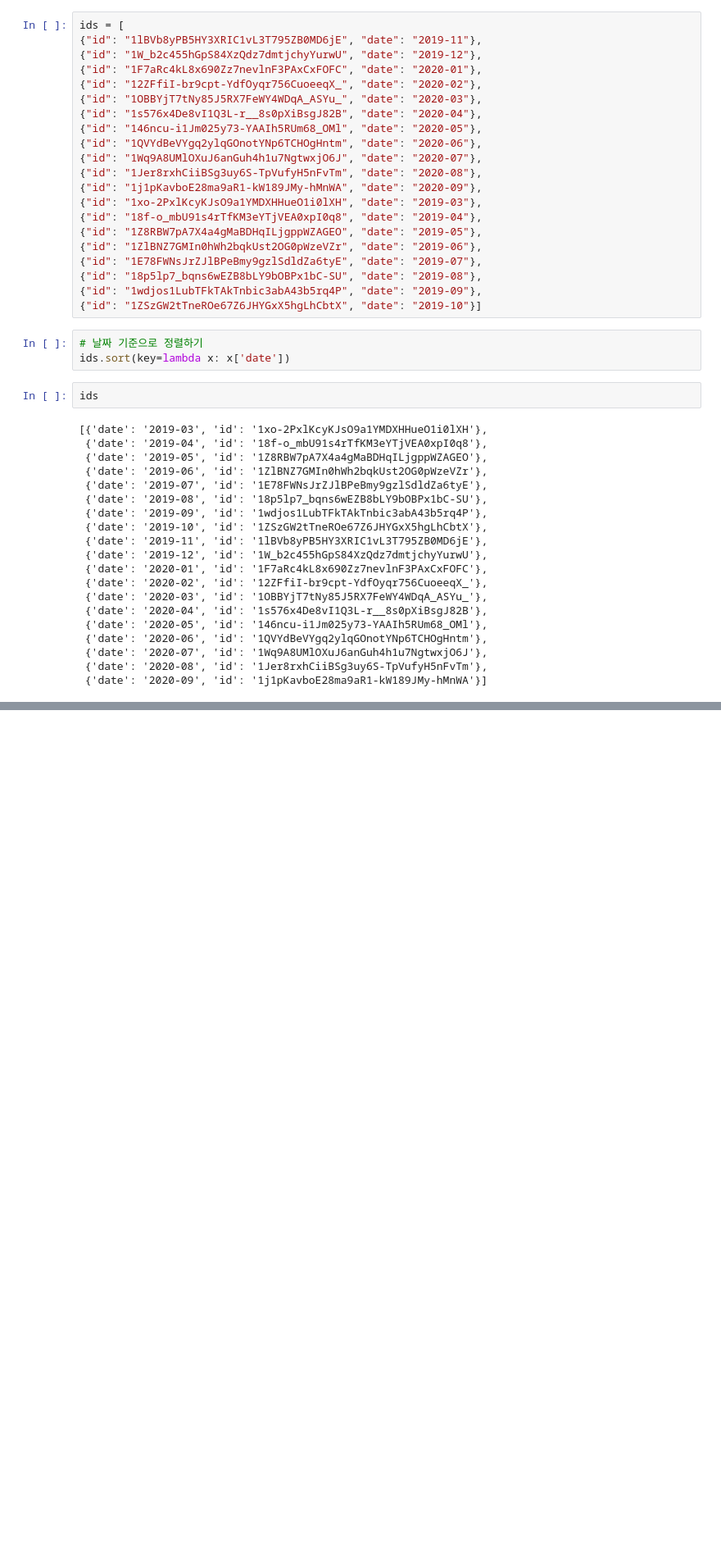
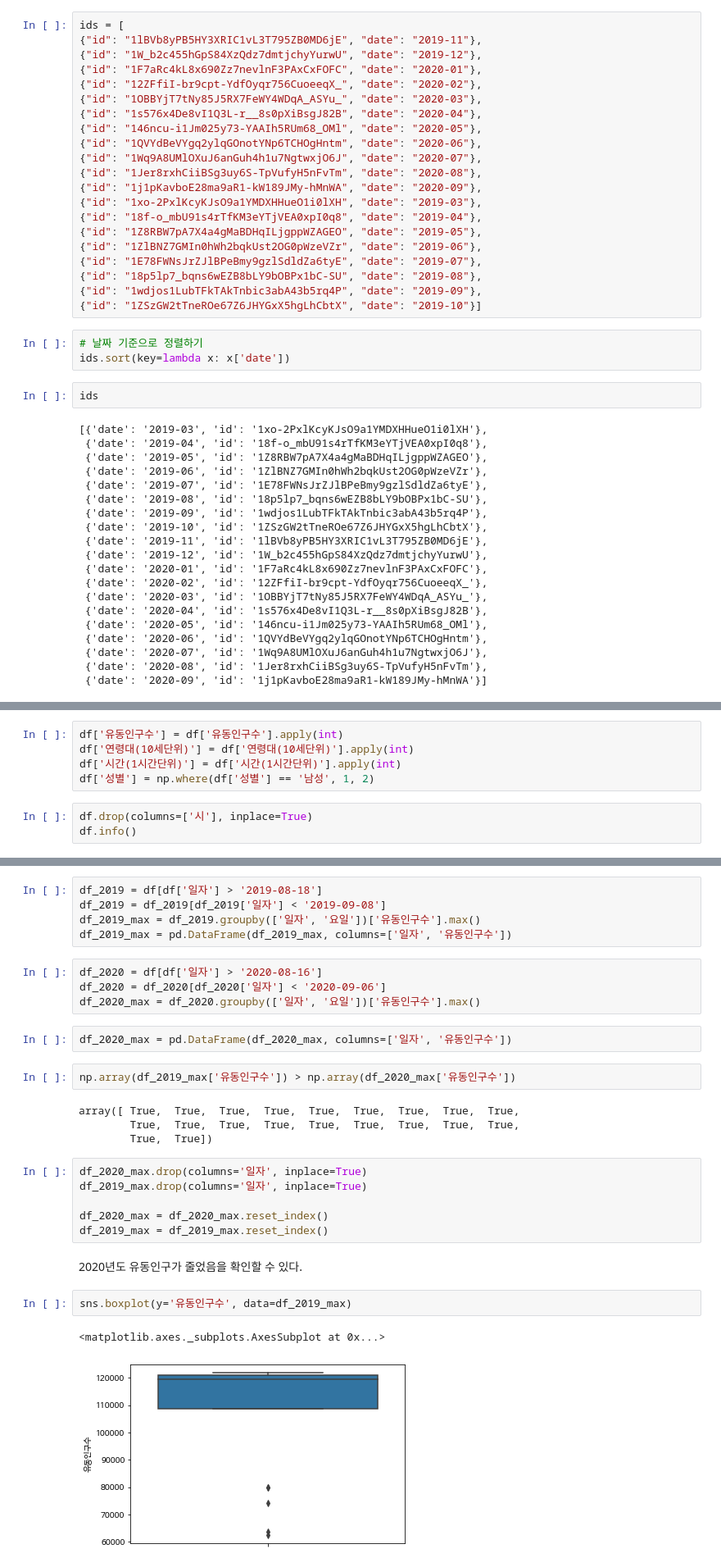
Before and after one commit to wiv33/A-Learning-python, a Jupyter notebook: machine-learning/_000_hello_machine/_000_basic/_008_pandas/_002_moving_population.ipynb, the cells around one changed output, grey strips where cells are left out. Shown at 82% size. Saved outputs shown, nothing was run; the diff lists cells and outputs as text; blank space fills up the shorter version.

```diff
--- a/machine-learning/_000_hello_machine/_000_basic/_008_pandas/_002_moving_population.ipynb
+++ b/machine-learning/_000_hello_machine/_000_basic/_008_pandas/_002_moving_population.ipynb
@@ -281,0 +284,8 @@ sns.jointplot(l[0][1])
+# %%
+df['유동인구수'] = df['유동인구수'].apply(int)
+df['연령대(10세단위)'] = df['연령대(10세단위)'].apply(int)
+df['시간(1시간단위)'] = df['시간(1시간단위)'].apply(int)
+df['성별'] = np.where(df['성별'] == '남성', 1, 2)
+# %%
+df.drop(columns=['시'], inplace=True)
+df.info()
@@ -281,0 +300,30 @@ sns.jointplot(l[0][1])
+# %%
+df_2019 = df[df['일자'] > '2019-08-18']
+df_2019 = df_2019[df_2019['일자'] < '2019-09-08']
+df_2019_max = df_2019.groupby(['일자', '요일'])['유동인구수'].max()
+df_2019_max = pd.DataFrame(df_2019_max, columns=['일자', '유동인구수'])
+# %%
+df_2020 = df[df['일자'] > '2020-08-16']
+df_2020 = df_2020[df_2020['일자'] < '2020-09-06']
+df_2020_max = df_2020.groupby(['일자', '요일'])['유동인구수'].max()
+# %%
+df_2020_max = pd.DataFrame(df_2020_max, columns=['일자', '유동인구수'])
+# %%
+np.array(df_2019_max['유동인구수']) > np.array(df_2020_max['유동인구수'])
+# %% [output]
+array([ True,  True,  True,  True,  True,  True,  True,  True,  True,
+        True,  True,  True,  True,  True,  True,  True,  True,  True,
+        True,  True])
+# %%
+df_2020_max.drop(columns='일자', inplace=True)
+df_2019_max.drop(columns='일자', inplace=True)
+
+df_2020_max = df_2020_max.reset_index()
+df_2019_max = df_2019_max.reset_index()
+# %% [markdown]
+2020년도 유동인구가 줄었음을 확인할 수 있다.
+# %%
+sns.boxplot(y='유동인구수', data=df_2019_max)
+# %% [output]
+<matplotlib.axes._subplots.AxesSubplot at 0x...>
+[figure, added]
```
Also changed, not shown: parts of 36 cells of this notebook.
